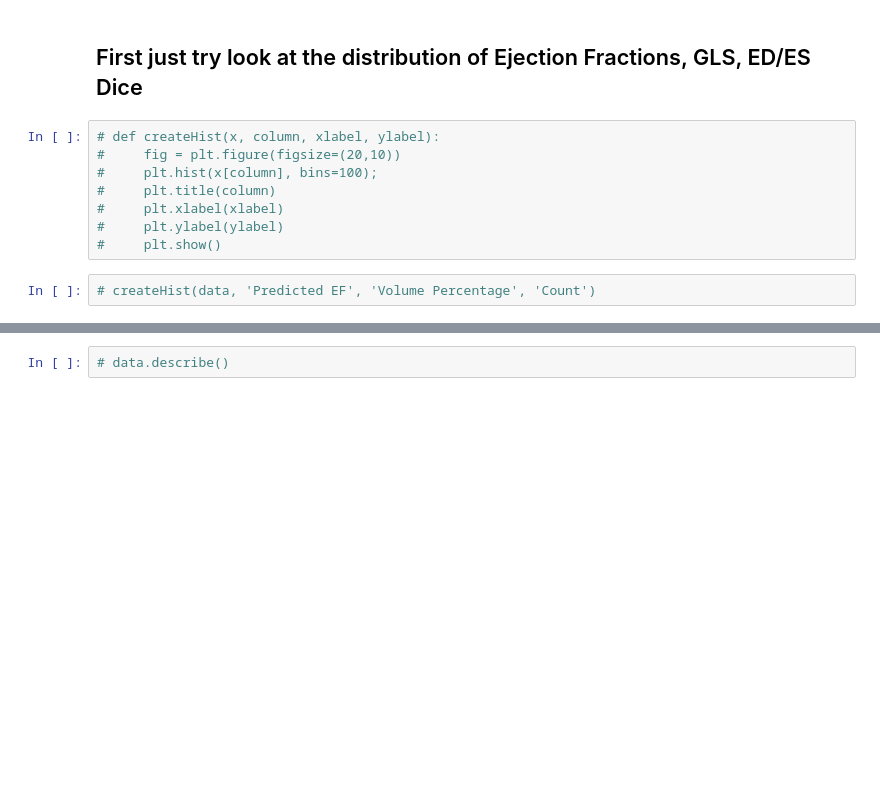
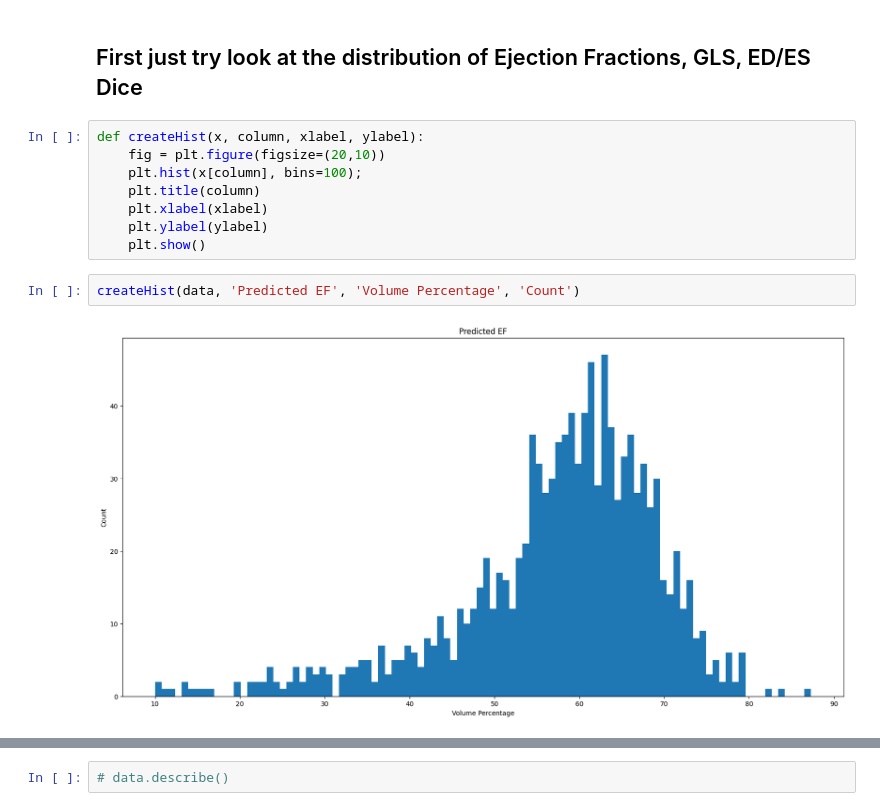
Before and after one commit to warrenmwang/echo_22, a Jupyter notebook: dev/stats_and_make_charts/analyze_csv_info.ipynb, the cells around one changed output, grey strips where cells are left out. Drawn from its saved outputs; the diff is of its cells as text; blank space fills up the shorter version.

```diff
--- a/dev/stats_and_make_charts/analyze_csv_info.ipynb
+++ b/dev/stats_and_make_charts/analyze_csv_info.ipynb
@@ -109,13 +114,15 @@ truth_high_efs.describe()
 # %% [markdown]
 ## First just try look at the distribution of Ejection Fractions, GLS, ED/ES Dice
 # %%
-# def createHist(x, column, xlabel, ylabel):
-#     fig = plt.figure(figsize=(20,10))
-#     plt.hist(x[column], bins=100);
-#     plt.title(column)
-#     plt.xlabel(xlabel)
-#     plt.ylabel(ylabel)
-#     plt.show()
+def createHist(x, column, xlabel, ylabel):
+    fig = plt.figure(figsize=(20,10))
+    plt.hist(x[column], bins=100);
+    plt.title(column)
+    plt.xlabel(xlabel)
+    plt.ylabel(ylabel)
+    plt.show()
 # %%
-# createHist(data, 'Predicted EF', 'Volume Percentage', 'Count')
+createHist(data, 'Predicted EF', 'Volume Percentage', 'Count')
+# %% [output]
+[figure, added]
 # %%
```
Also changed, not shown: parts of 13 cells of this notebook, 46 other files.
